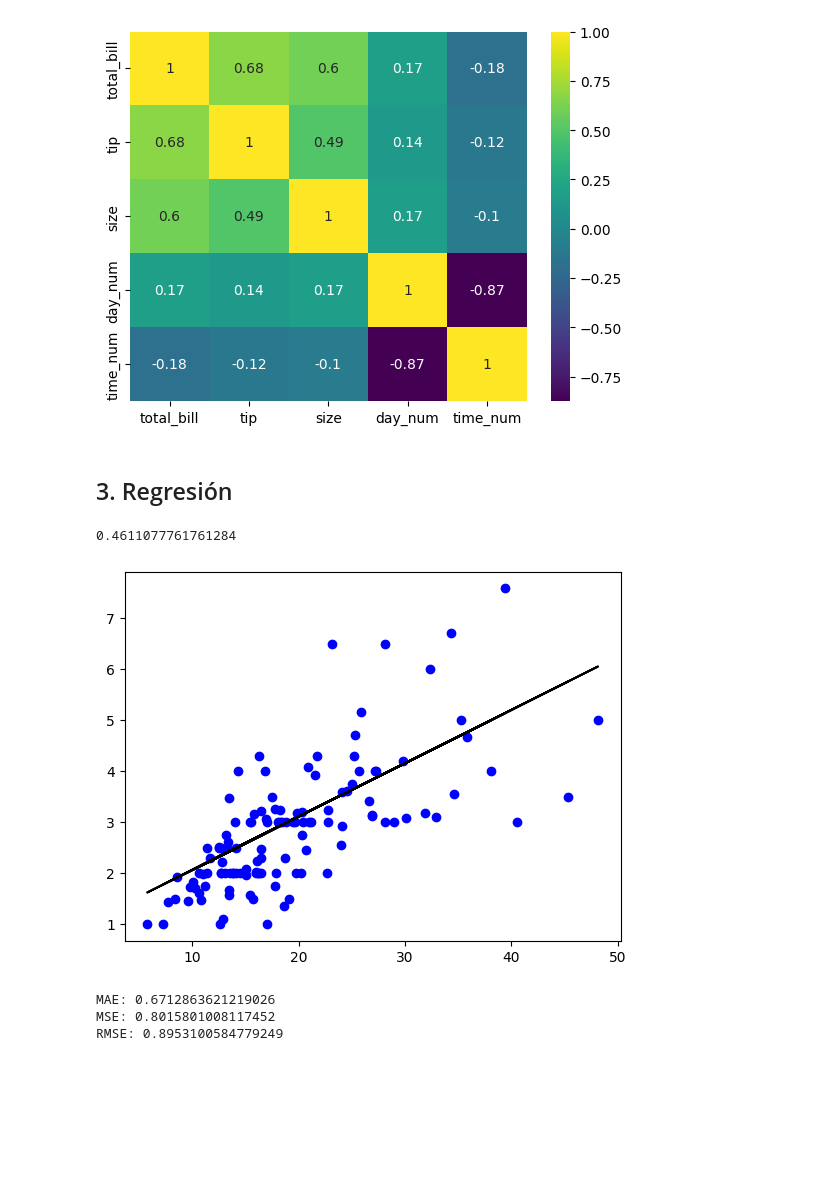
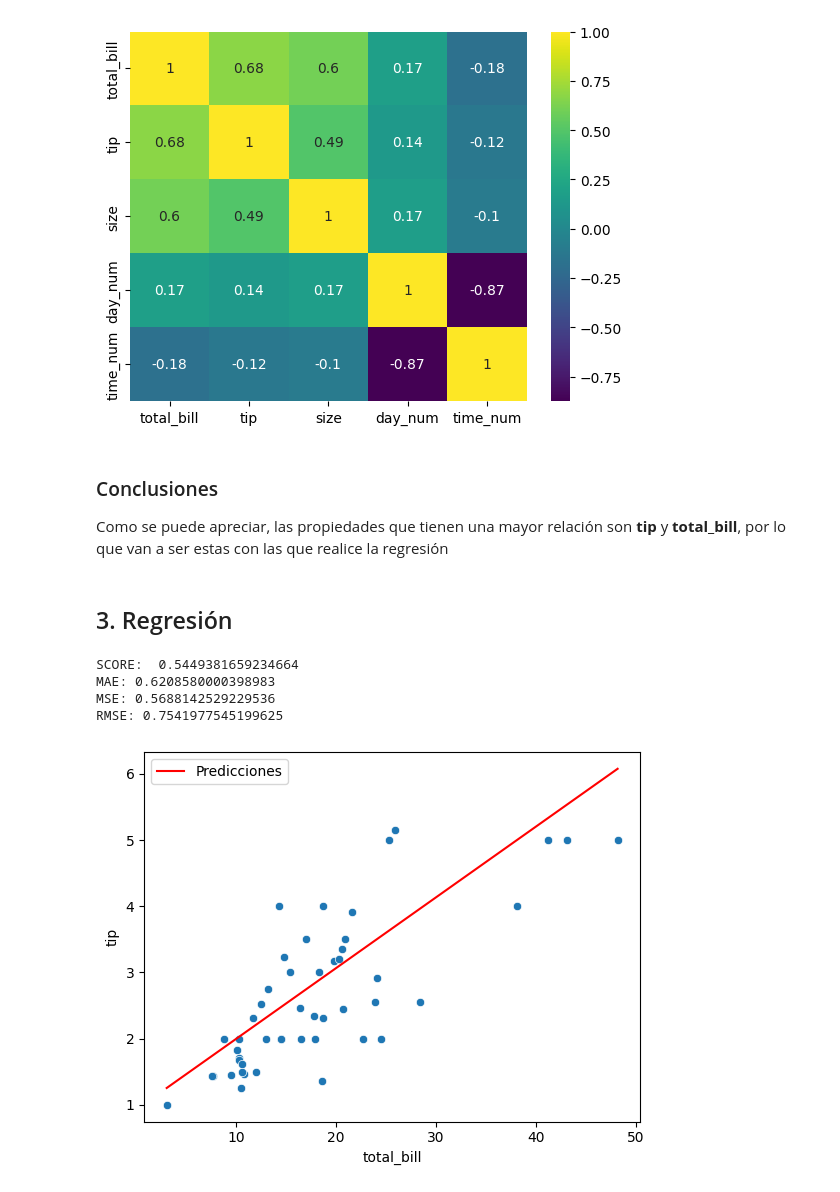
Before and after one commit to MartinMansoDEV/tips-regression, a Jupyter notebook: tips.ipynb, the cells around one changed output. Drawn from its saved outputs; the diff is of its cells as text; code cells hidden in the pictures; blank space fills up the shorter version.

Commit message:
feat: custom prediction

```diff
--- a/tips.ipynb
+++ b/tips.ipynb
@@ -89,43 +102,42 @@ sns.heatmap(df_corr, annot=True, cmap='viridis')
 # %% [output]
 <Axes: >
 [figure]
+# %% [markdown]
+### Conclusiones
+
+Como se puede apreciar, las propiedades que tienen una mayor relación son **tip** y **total_bill**, por lo que van a ser estas con las que realice la regresión
 # %% [markdown]
 ## 3. Regresión
 # %%
 X = df[['total_bill']]
-y = df[['tip']]
+y = df['tip']
 
-df.dropna(inplace = True)
+X_train, X_test, y_train, y_test = train_test_split(X, y, test_size=0.2, random_state=42)
 
-# Dropping any rows with Nan values
-X_train, X_test, y_train, y_test = train_test_split(X, y, test_size = 0.5)
+model = LinearRegression()
+model.fit(X_train, y_train)
 
-regr = LinearRegression()
+y_pred = model.predict(X_test)
 
-regr.fit(X_train, y_train)
 
-print(regr.score(X_test, y_test))
+sns.scatterplot(x=X_test['total_bill'], y=y_test) # test
+sns.lineplot(x=X_test['total_bill'], y=y_pred, c='r', label='Predicciones') # predicciones
 
-new_df = pd.DataFrame()
-y_pred = regr.predict(X_test)
-plt.scatter(X_test, y_test, color ='b')
-plt.plot(X_test, y_pred, color ='k')
-
-plt.show()
 
 from sklearn.metrics import mean_absolute_error,mean_squared_error
 
 mae = mean_absolute_error(y_true=y_test,y_pred=y_pred)
-#squared True returns MSE value, False returns RMSE value.
-mse = mean_squared_error(y_true=y_test,y_pred=y_pred) #default=True
+mse = mean_squared_error(y_true=y_test,y_pred=y_pred)
 rmse = mean_squared_error(y_true=y_test,y_pred=y_pred,squared=False)
 
+
+print("SCORE: ", model.score(X_test, y_test))
 print("MAE:",mae)
 print("MSE:",mse)
 print("RMSE:",rmse)
 # %% [output]
-0.4611077761761284
+SCORE:  0.5449381659234664
+MAE: 0.6208580000398983
+MSE: 0.5688142529229536
+RMSE: 0.7541977545199625
-[figure, old version]
+[figure, new version]
-MAE: 0.6712863621219026
-MSE: 0.8015801008117452
-RMSE: 0.8953100584779249
```
Also changed, not shown: parts of 6 cells of this notebook.
